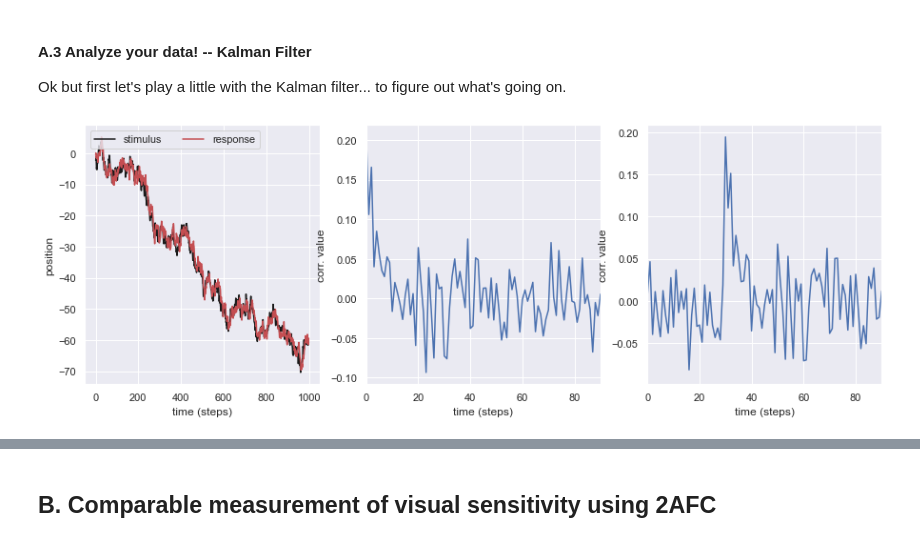
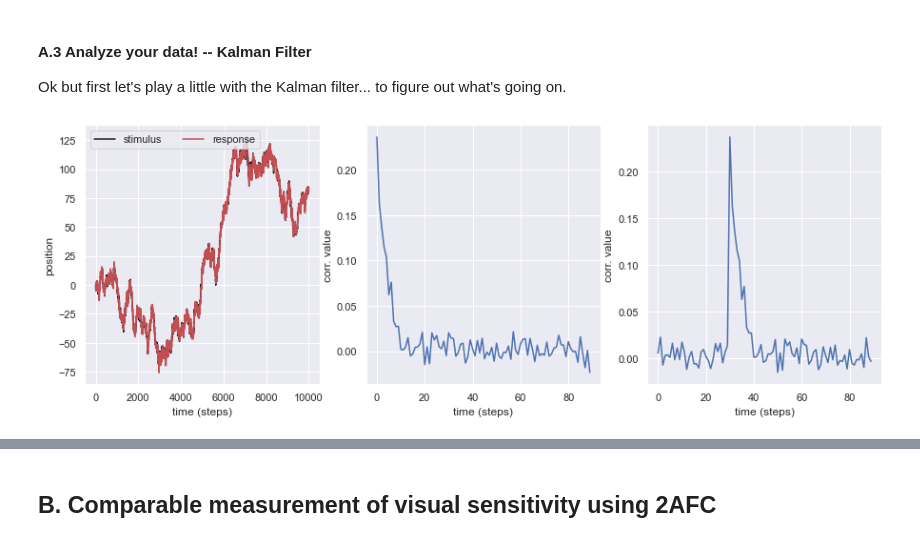
Before and after one commit to BonnenLab/tracking-psychopy-bonnen-2015, a Jupyter notebook: Tutorial.ipynb, the cells around one changed output, grey strips where cells are left out. Drawn from its saved outputs; the diff is of its cells as text; code cells hidden in the pictures.

```diff
--- a/Tutorial.ipynb
+++ b/Tutorial.ipynb
@@ -140,47 +149,45 @@ axs[1].set_title('CCG y velocity');
 Ok but first let's play a little with the Kalman filter... to figure out what's going on.
 # %%
 # simulate from a simple kalman filter
-Q = 1;
-R = 20;
-N = 1000
-ww = np.random.normal(0, np.sqrt(Q), N)
+Q = 1
+R = 15
+N = 10000
+ww = np.random.normal(0, np.sqrt(Q), (1,N))
 x = ww.cumsum()
-vv = np.random.normal(0,np.sqrt(R),N)
+vv = np.random.normal(0,np.sqrt(R),(1,N))
 measurements = x + vv
 
 kf = KalmanFilter(
     transition_matrices = [1],
     observation_matrices = [1],
     transition_covariance = Q,
     observation_covariance = R)
 
 xhat, _ = kf.filter(measurements)
 
 fig, axs = plt.subplots(1,3,figsize=(15,5))
 axs[0].plot(x,'k')
 axs[0].plot(xhat,'r')
 axs[0].set_xlabel('time (steps)')
 axs[0].set_ylabel('position');
 axs[0].legend(['stimulus','response'], ncol=2, loc='upper left');
 
 
 # You'll notice that this doesn't really match human CCGs...
-ccg = cross_correlation(np.diff(x,axis=0),np.diff(xhat,axis=0))
-axs[1].plot(ccg)
-axs[1].set_xlim(0,90)
+ccg = cross_correlation(np.diff(x),np.diff(xhat.squeeze()))
+axs[1].plot(ccg[:90])
 axs[1].set_xlabel('time (steps)')
 axs[1].set_ylabel('corr. value');
 
 # Try calculating a ccg with a relative delay to the response
 n=30
-ccg2 = cross_correlation(np.diff(x[n:],axis=0),np.diff(xhat[:-n],axis=0))
-axs[2].plot(ccg2)
-axs[2].set_xlim(0,90)
+ccg2 = cross_correlation(np.diff(x[n:]),np.diff(xhat[:-n].squeeze()))
+axs[2].plot(ccg2[:90])
 axs[2].set_xlabel('time (steps)')
 axs[2].set_ylabel('corr. value');
 
-# Q: What happens as you increase the number of time steps in the data (N)?
+# Q1: What happens as you increase the number of time steps in the data (N)?
 
-# It still doesn't really match human CCGs...
+# Q2: What happens as you increase/decrease observation variance (R)?
 # %% [output]
-[figure, old version]
+[figure, new version]
```
Also changed, not shown: parts of 13 cells of this notebook, 1 other file.
